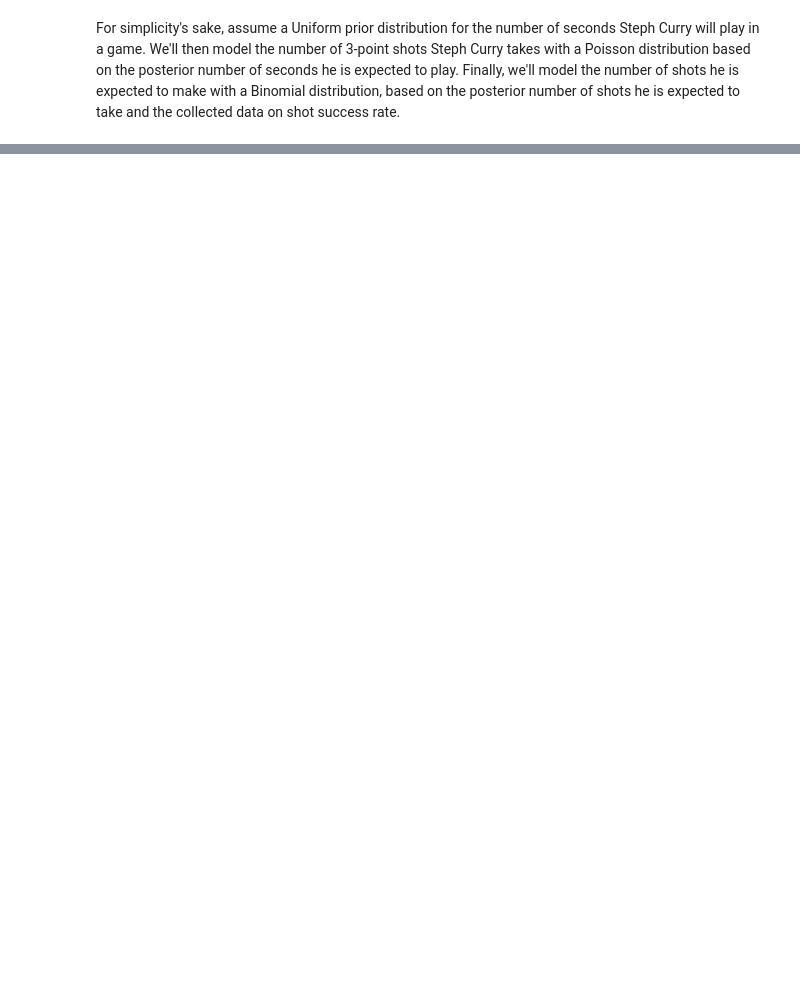
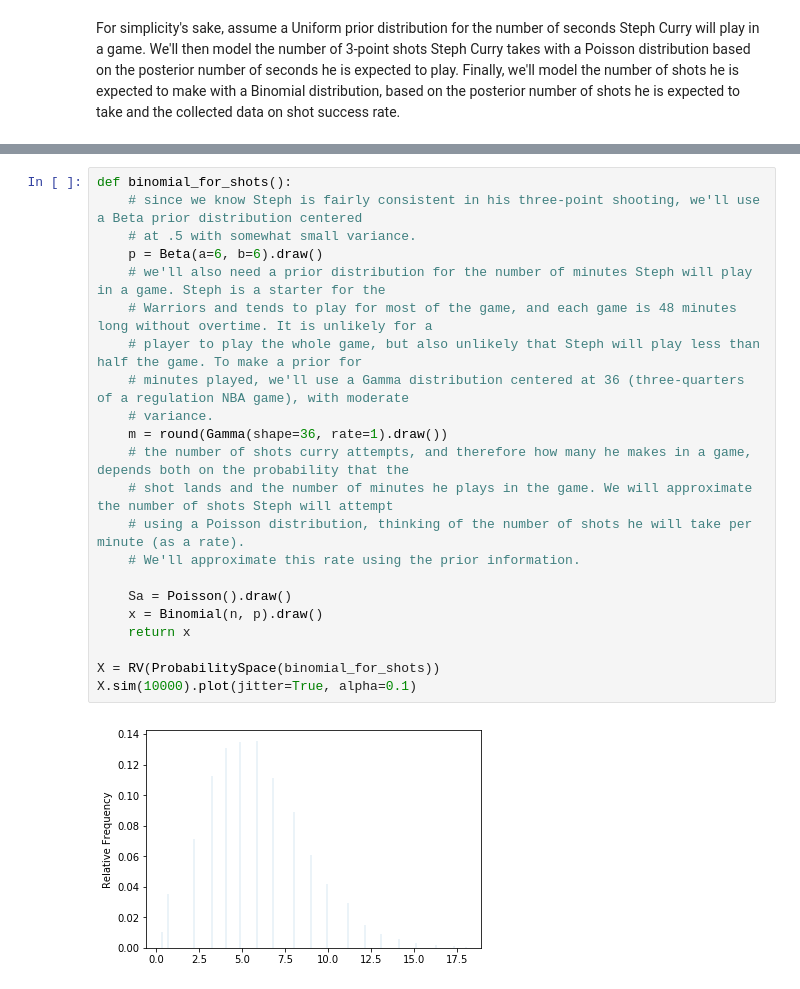
Before and after one commit to gredellm/python-intro-stats-sp, a Jupyter notebook: Bayesian Three-Point Contest.ipynb, the cells around one changed output, grey strips where cells are left out. Drawn from its saved outputs; the diff is of its cells as text; blank space fills up the shorter version.

```diff
--- a/Bayesian Three-Point Contest.ipynb
+++ b/Bayesian Three-Point Contest.ipynb
@@ -95,0 +89,24 @@ DiscreteUniform(a=0, b=2880).plot()
+# %%
+def binomial_for_shots():
+    # since we know Steph is fairly consistent in his three-point shooting, we'll use a Beta prior distribution centered
+    # at .5 with somewhat small variance.
+    p = Beta(a=6, b=6).draw()
+    # we'll also need a prior distribution for the number of minutes Steph will play in a game. Steph is a starter for the
+    # Warriors and tends to play for most of the game, and each game is 48 minutes long without overtime. It is unlikely for a
+    # player to play the whole game, but also unlikely that Steph will play less than half the game. To make a prior for
+    # minutes played, we'll use a Gamma distribution centered at 36 (three-quarters of a regulation NBA game), with moderate
+    # variance.
+    m = round(Gamma(shape=36, rate=1).draw())
+    # the number of shots curry attempts, and therefore how many he makes in a game, depends both on the probability that the
+    # shot lands and the number of minutes he plays in the game. We will approximate the number of shots Steph will attempt
+    # using a Poisson distribution, thinking of the number of shots he will take per minute (as a rate).
+    # We'll approximate this rate using the prior information.
+
+    Sa = Poisson().draw()
+    x = Binomial(n, p).draw()
+    return x
+
+X = RV(ProbabilitySpace(binomial_for_shots))
+X.sim(10000).plot(jitter=True, alpha=0.1)
+# %% [output]
+[figure, added]
```
Also changed, not shown: parts of 6 cells of this notebook.
